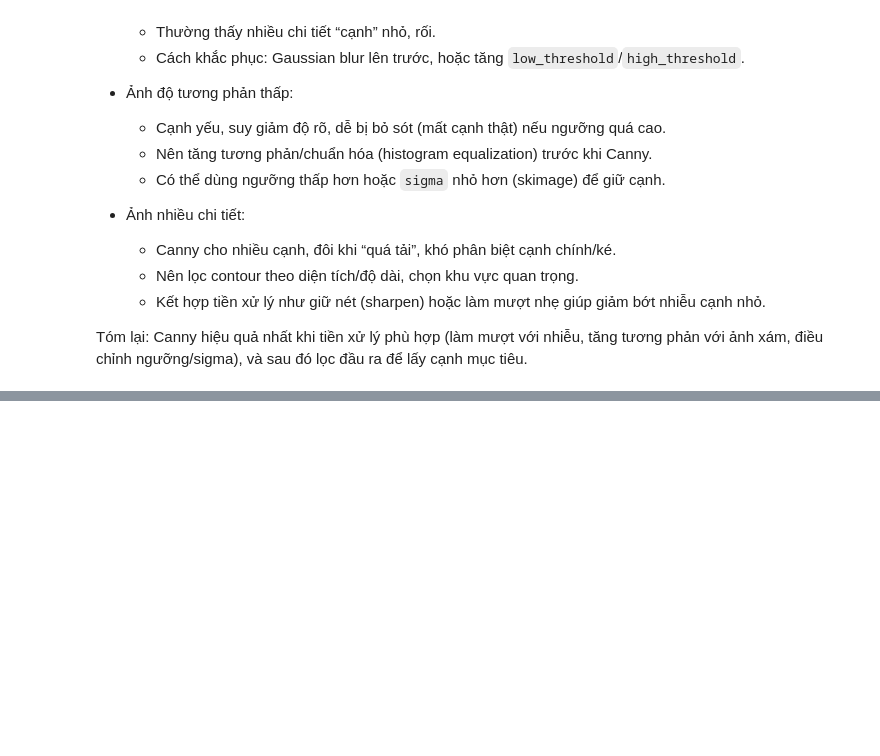
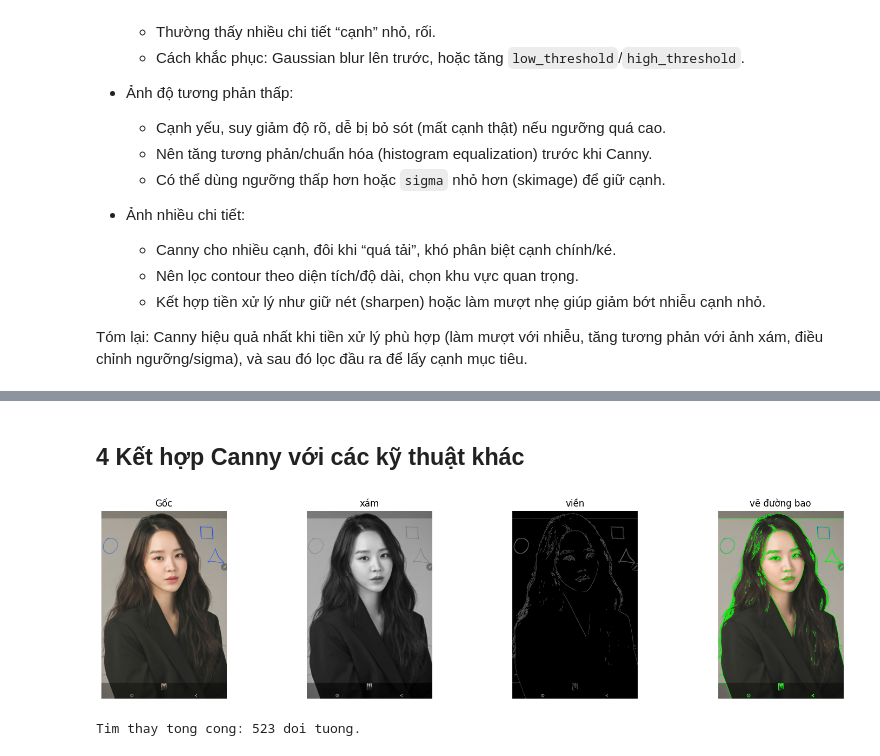
Before and after one commit to ngynqt/cv_learning, a Jupyter notebook: Chap2/Lab2.2.ipynb, the cells around one changed output, grey strips where cells are left out. Drawn from its saved outputs; the diff is of its cells as text; code cells hidden in the pictures; blank space fills up the shorter version.

```diff
--- a/Chap2/Lab2.2.ipynb
+++ b/Chap2/Lab2.2.ipynb
@@ -325,0 +223,29 @@ display_images(img, edges, output,
+# %% [markdown]
+## 4 Kết hợp Canny với các kỹ thuật khác
+# %%
+img = cv2.imread("/home/tuong/Courses/CV/opencv-learning/img_test.png")
+# %%
+# preprocessing image
+img_gray = cv2.cvtColor(img, cv2.COLOR_BGR2GRAY)
+img_copy = img.copy()
+
+blurG = cv2.GaussianBlur(img_gray, (5, 5),0)
+
+# tìm viền bằng canny
+edged = cv2.Canny(blurG, 50, 70)
+
+#tìm đường bao(Contours)
+# cv2.RETR_EXTERNAL: Chỉ lấy các đường bao ngoài cùng
+# cv2.CHAIN_APPROX_SIMPLE: Nén các điểm thừa để tiết kiệm bộ nhớ
+contours, hierarchy = cv2.findContours(edged, cv2.RETR_EXTERNAL, cv2.CHAIN_APPROX_SIMPLE)
+
+# vẽ lại đường bao tìm được bằng nét xanh lên ảnh gốc
+cv2.drawContours(img_copy, contours, -1, (0, 255, 0), 2)
+
+display_images(img, blurG, edged, img_copy, titles=["Gốc","xám","viền","vẽ đường bao"])
+# %% [output]
+[figure, added]
+# %%
+print(f"Tim thay tong cong: {len(contours)} doi tuong.")
+# %% [output]
+Tim thay tong cong: 523 doi tuong.
```
Also changed, not shown: parts of 6 cells of this notebook, 14 other files.
